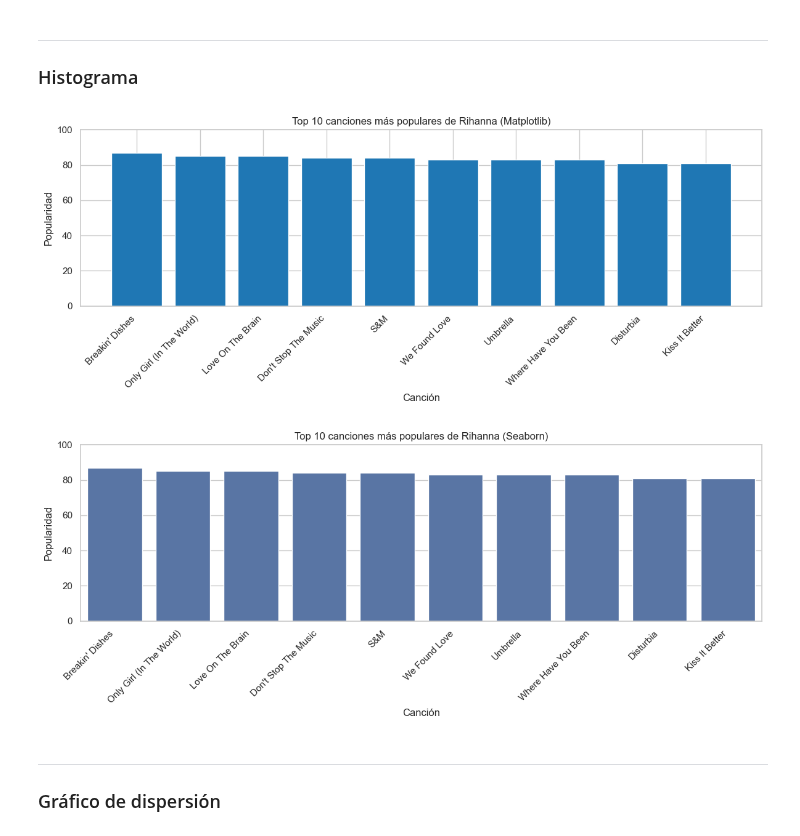
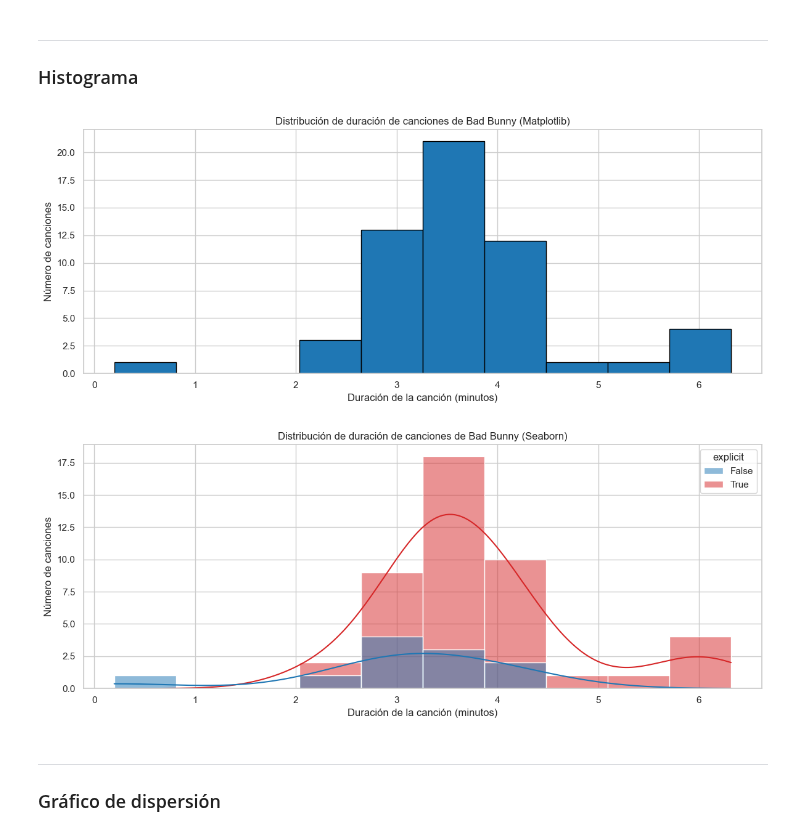
Before and after one commit to JavierPeraltaAzagra/Big-Data-e-IA, a Jupyter notebook: Programacion de IA/Seaborn/Trabajo grupal/04-Seaborn_Teoría.ipynb, the cells around one changed output. Saved outputs shown, nothing was run; the diff lists cells and outputs as text; code cells hidden in the pictures.

```diff
--- a/Programacion de IA/Seaborn/Trabajo grupal/04-Seaborn_Teoría.ipynb
+++ b/Programacion de IA/Seaborn/Trabajo grupal/04-Seaborn_Teoría.ipynb
@@ -145,38 +183,38 @@ Passing `palette` without assigning `hue` is deprecated and will be removed in v
 # %% [markdown]
 ---
 ### Histograma
-# %%
-artist = "Rihanna"
-top10 = (df[df['artist_name'].str.lower() == artist.lower()]
-         .sort_values('track_popularity', ascending=False)
-         .head(10)
-         .reset_index(drop=True))
-
-# Matplotlib
-plt.figure(figsize=(12,5))
-plt.bar(top10['track_name'], top10['track_popularity'], color='tab:blue')
-plt.ylim(0, 100)
-plt.xticks(rotation=45, ha='right')
-plt.xlabel("Canción")
-plt.ylabel("Popularidad")
-plt.title(f"Top 10 canciones más populares de {artist} (Matplotlib)")
-plt.tight_layout()
-plt.show()
-
-# Seaborn
-sns.set_theme(style="whitegrid")
-plt.figure(figsize=(12,5))
-ax = sns.barplot(x='track_name', y='track_popularity', data=top10)
-ax.set_ylim(0, 100)
-ax.set_xticklabels(ax.get_xticklabels(), rotation=45, ha='right')
-ax.set_xlabel("Canción")
-ax.set_ylabel("Popularidad")
-ax.set_title(f"Top 10 canciones más populares de {artist} (Seaborn)")
-plt.tight_layout()
-plt.show()
-# %% [output]
-[figure, removed]
-[figure, removed]
+# %%
+# Convertimos la duración de milisegundos a minutos
+df['track_duration_min'] = df['track_duration_ms'] / 60000  # 60,000 ms = 1 min
+# Filtramos un artista de ejemplo
+artist = "Bad Bunny"
+df_artist = df[df['artist_name'].str.lower() == artist.lower()]
+#Matplotlib
+# en Mat tendriamos que separar los datos manualmente
+# df_exp = df_artist[df_artist['explicit'] == True]['track_duration_min']
+# df_no_exp = df_artist[df_artist['explicit'] == False]['track_duration_min']
+plt.figure(figsize=(12,5))
+plt.hist(df_artist['track_duration_min'], bins=10, color='tab:blue', edgecolor='black')
+#plt.hist(df_exp, bins=10, alpha=0.6, color='tab:red', label='Explícita')
+plt.xlabel("Duración de la canción (minutos)")
+plt.ylabel("Número de canciones")
+plt.title(f"Distribución de duración de canciones de {artist} (Matplotlib)")
+plt.tight_layout()
+plt.show()
+
+# Seaborn
+sns.set_theme(style="whitegrid")  # tema moderno y grid
+plt.figure(figsize=(12,5))
+#con simplemente hue añadimos otro dato
+sns.histplot(df_artist, x='track_duration_min', bins=10, hue='explicit', palette=['tab:blue','tab:red'], kde=True)
+plt.xlabel("Duración de la canción (minutos)")
+plt.ylabel("Número de canciones")
+plt.title(f"Distribución de duración de canciones de {artist} (Seaborn)")
+plt.tight_layout()
+plt.show()
+# %% [output]
+[figure, added]
+[figure, added]
 # %% [markdown]
 ---
 ### Gráfico de dispersión
```
Also changed, not shown: parts of 12 cells of this notebook, 4 other files.
